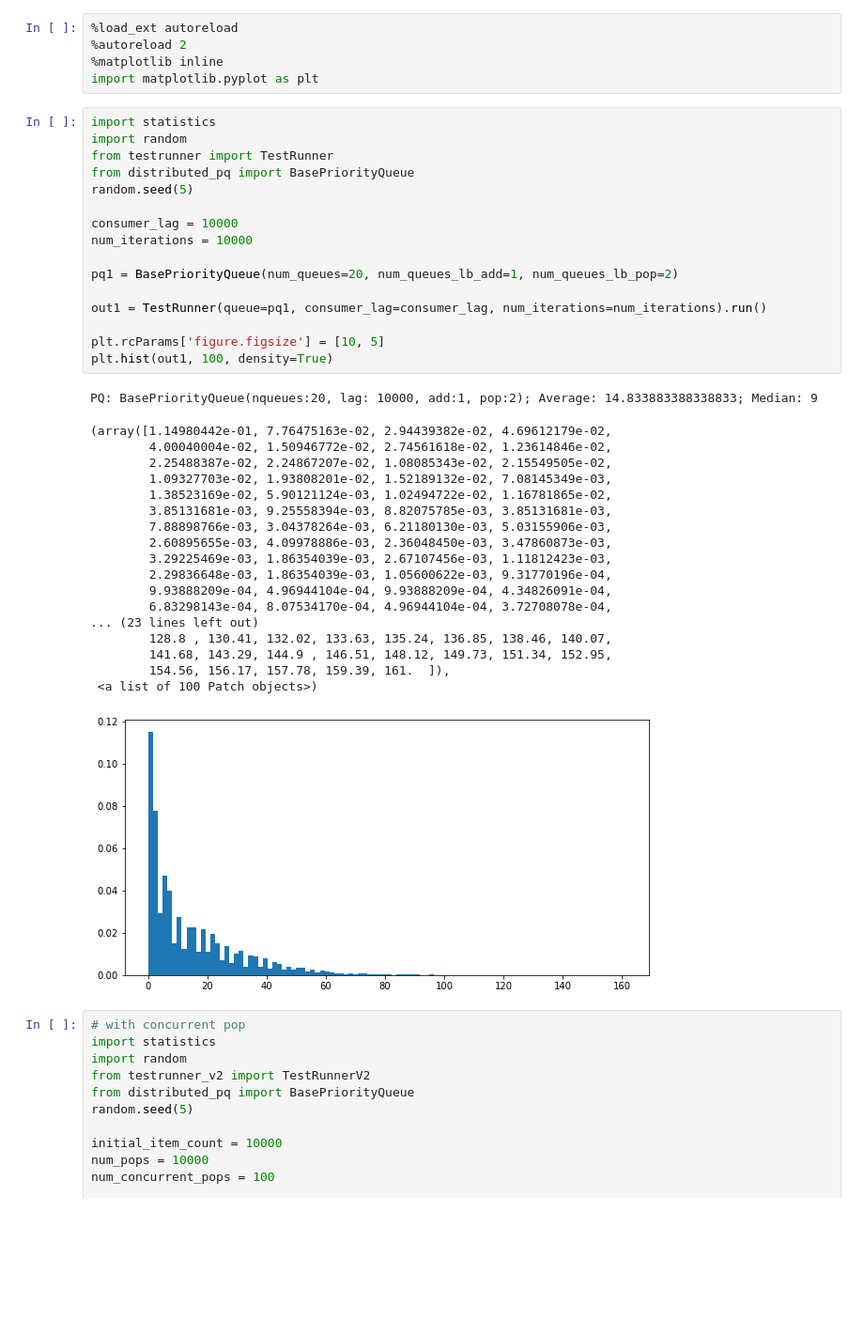
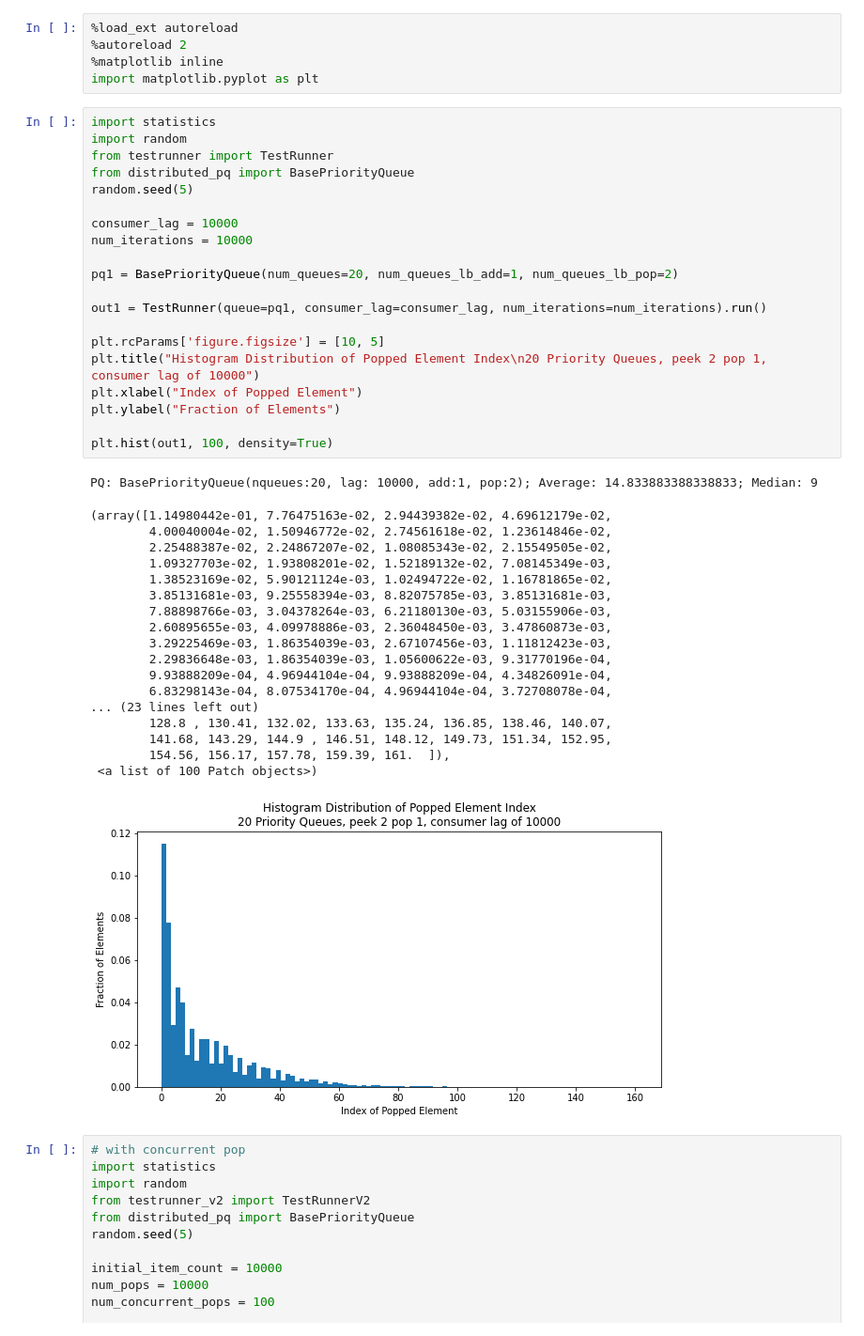
Before and after one commit to bslin/distributed-pq, a Jupyter notebook: simulation/src/simulator.ipynb, the cells around one changed output. Shown: that part at 94% size. Saved outputs shown, nothing was run; the diff lists cells and outputs as text; blank space fills up the shorter version.

Commit message:
Add plots of results for 2 host test

```diff
--- a/simulation/src/simulator.ipynb
+++ b/simulation/src/simulator.ipynb
@@ -11,34 +11,38 @@ from distributed_pq import BasePriorityQueue
 random.seed(5)
 
 consumer_lag = 10000
 num_iterations = 10000
 
 pq1 = BasePriorityQueue(num_queues=20, num_queues_lb_add=1, num_queues_lb_pop=2)
 
 out1 = TestRunner(queue=pq1, consumer_lag=consumer_lag, num_iterations=num_iterations).run()
 
 plt.rcParams['figure.figsize'] = [10, 5]
+plt.title("Histogram Distribution of Popped Element Index\n20 Priority Queues, peek 2 pop 1, consumer lag of 10000")
+plt.xlabel("Index of Popped Element")
+plt.ylabel("Fraction of Elements")
+
 plt.hist(out1, 100, density=True)
 # %% [output]
 PQ: BasePriorityQueue(nqueues:20, lag: 10000, add:1, pop:2); Average: 14.833883388338833; Median: 9
 (array([1.14980442e-01, 7.76475163e-02, 2.94439382e-02, 4.69612179e-02,
         4.00040004e-02, 1.50946772e-02, 2.74561618e-02, 1.23614846e-02,
         2.25488387e-02, 2.24867207e-02, 1.08085343e-02, 2.15549505e-02,
         1.09327703e-02, 1.93808201e-02, 1.52189132e-02, 7.08145349e-03,
         1.38523169e-02, 5.90121124e-03, 1.02494722e-02, 1.16781865e-02,
         3.85131681e-03, 9.25558394e-03, 8.82075785e-03, 3.85131681e-03,
         7.88898766e-03, 3.04378264e-03, 6.21180130e-03, 5.03155906e-03,
         2.60895655e-03, 4.09978886e-03, 2.36048450e-03, 3.47860873e-03,
         3.29225469e-03, 1.86354039e-03, 2.67107456e-03, 1.11812423e-03,
         2.29836648e-03, 1.86354039e-03, 1.05600622e-03, 9.31770196e-04,
         9.93888209e-04, 4.96944104e-04, 9.93888209e-04, 4.34826091e-04,
         6.83298143e-04, 8.07534170e-04, 4.96944104e-04, 3.72708078e-04,
 ... (23 lines left out)
         128.8 , 130.41, 132.02, 133.63, 135.24, 136.85, 138.46, 140.07,
         141.68, 143.29, 144.9 , 146.51, 148.12, 149.73, 151.34, 152.95,
         154.56, 156.17, 157.78, 159.39, 161.  ]),
  <a list of 100 Patch objects>)
-[figure, old version]
+[figure, new version]
 # %%
 # with concurrent pop
 import statistics
```
Also changed, not shown: parts of 2 cells of this notebook, 1 other file.
